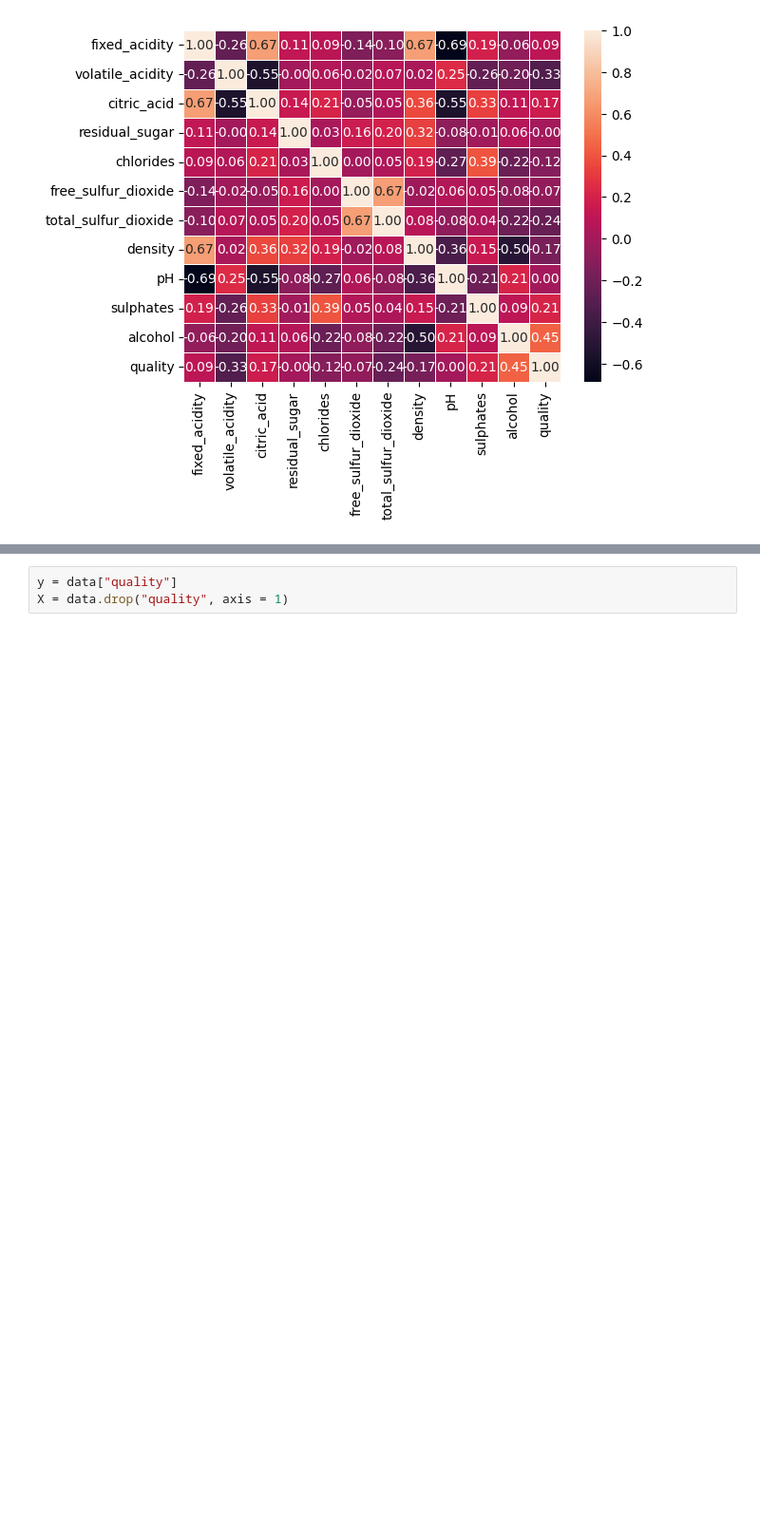
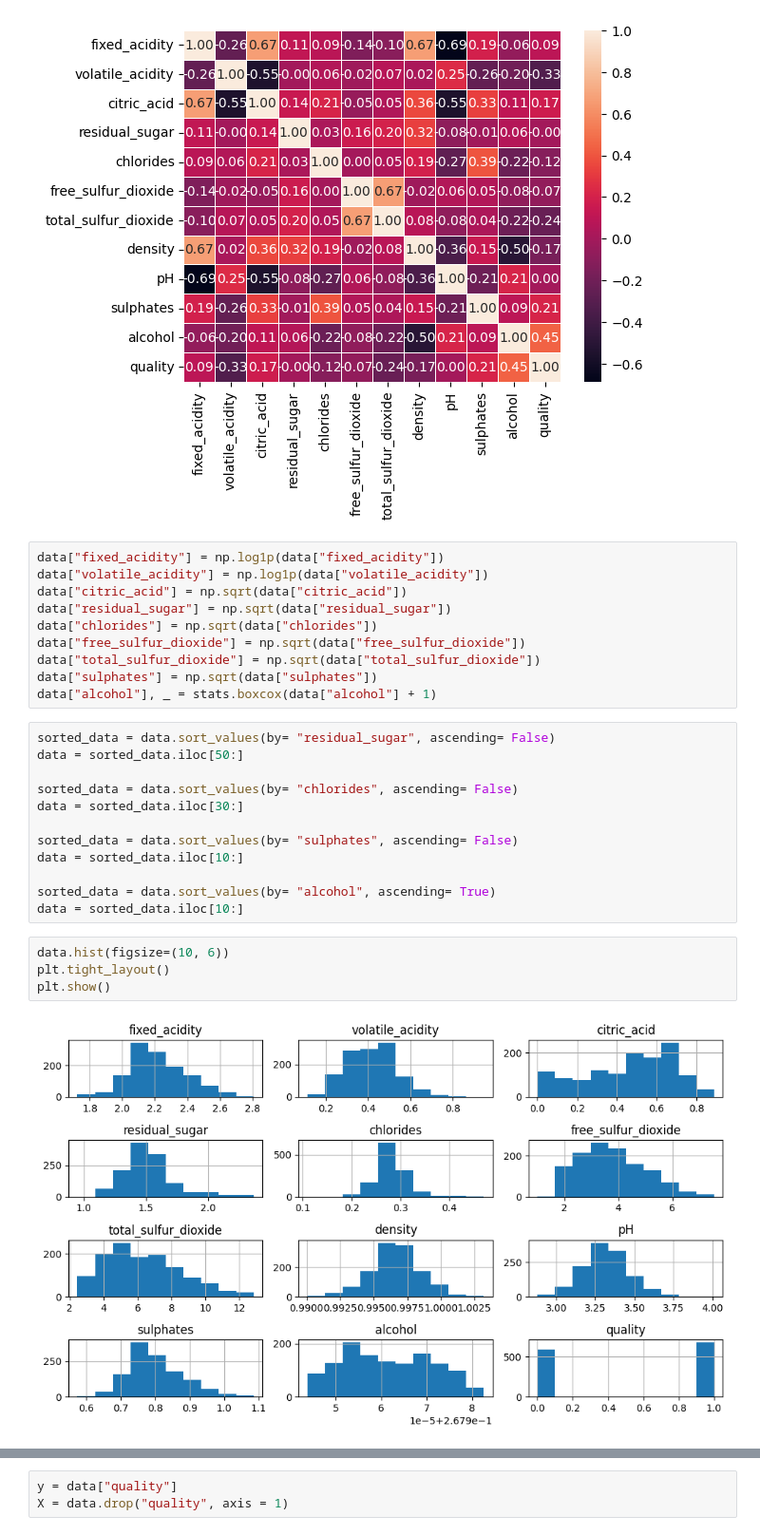
Before and after one commit to erenyl06/AkbankMLBootcamp, a Jupyter notebook: Project.ipynb, the cells around one changed output, grey strips where cells are left out. Shown: that part at 95% size. Drawn from its saved outputs; the diff is of its cells as text; blank space fills up the shorter version.

```diff
--- a/Project.ipynb
+++ b/Project.ipynb
@@ -136,3 +137,31 @@ ax.set(xlabel='',ylabel='')
 plt.show()
 # %% [output]
 [figure]
+# %%
+data["fixed_acidity"] = np.log1p(data["fixed_acidity"])
+data["volatile_acidity"] = np.log1p(data["volatile_acidity"])
+data["citric_acid"] = np.sqrt(data["citric_acid"])
+data["residual_sugar"] = np.sqrt(data["residual_sugar"])
+data["chlorides"] = np.sqrt(data["chlorides"])
+data["free_sulfur_dioxide"] = np.sqrt(data["free_sulfur_dioxide"])
+data["total_sulfur_dioxide"] = np.sqrt(data["total_sulfur_dioxide"])
+data["sulphates"] = np.sqrt(data["sulphates"])
+data["alcohol"], _ = stats.boxcox(data["alcohol"] + 1)
+# %%
+sorted_data = data.sort_values(by= "residual_sugar", ascending= False)
+data = sorted_data.iloc[50:]
+
+sorted_data = data.sort_values(by= "chlorides", ascending= False)
+data = sorted_data.iloc[30:]
+
+sorted_data = data.sort_values(by= "sulphates", ascending= False)
+data = sorted_data.iloc[10:]
+
+sorted_data = data.sort_values(by= "alcohol", ascending= True)
+data = sorted_data.iloc[10:]
+# %%
+data.hist(figsize=(10, 6))
+plt.tight_layout()
+plt.show()
+# %% [output]
+[figure, added]
```
Also changed, not shown: parts of 8 cells of this notebook, 1 other file.
